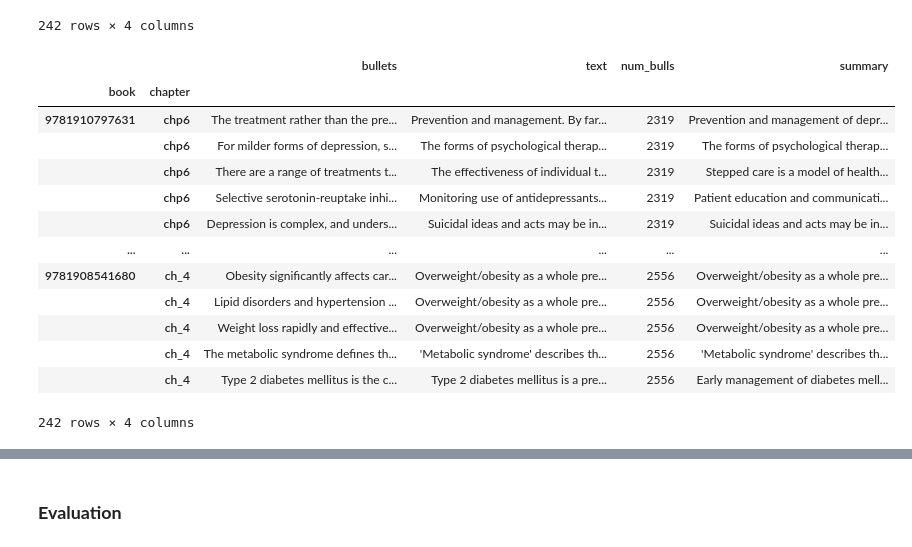
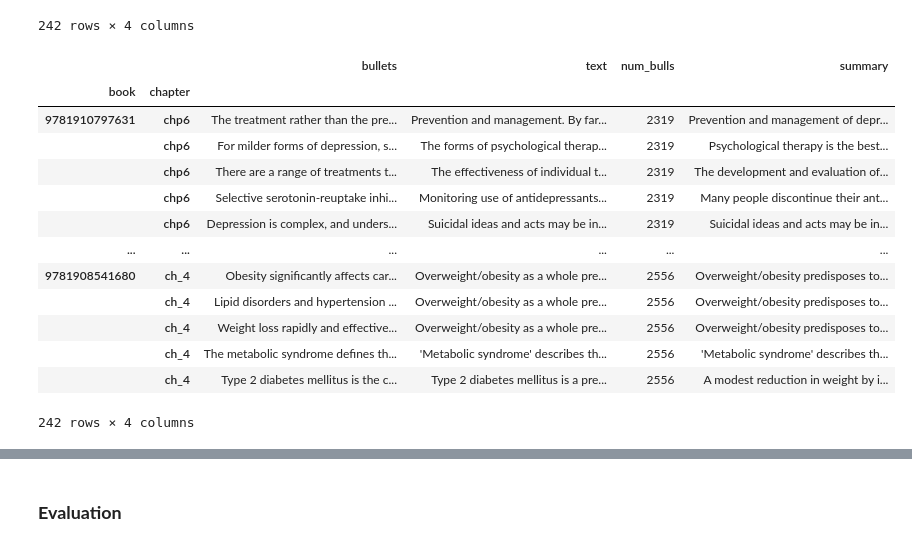
Before and after one commit to marcoabrate/transformers_magma_learning, a Jupyter notebook: summarization/assign_bullets_para_wordembed_BART.ipynb, the cells around one changed output, grey strips where cells are left out. Cells and saved outputs as stored; diff of their text form; code cells hidden in the pictures.

```diff
--- a/summarization/assign_bullets_para_wordembed_BART.ipynb
+++ b/summarization/assign_bullets_para_wordembed_BART.ipynb
@@ -57,16 +65,9 @@ def import_model_tok(model_name_or_path, verbose=False):
         return MODELS[model_name_or_path]
     if verbose : print('[*] importing the model\n')
 
-    if 'bart' in MODEL:
-        from transformers import BartForConditionalGeneration, BartTokenizer
-
-        model = BartForConditionalGeneration.from_pretrained(model_name_or_path)
-        tokenizer = BartTokenizer.from_pretrained(model_name_or_path)
-    elif 'pegasus' in MODEL:
-        from transformers import PegasusForConditionalGeneration, PegasusTokenizer
-
-        model = PegasusForConditionalGeneration.from_pretrained(model_name_or_path)
-        tokenizer = PegasusTokenizer.from_pretrained(model_name_or_path)
+    from transformers import BartForConditionalGeneration, BartTokenizer
+    model = BartForConditionalGeneration.from_pretrained(model_name_or_path)
+    tokenizer = BartTokenizer.from_pretrained(model_name_or_path)
 
     if verbose : print(model.config)
     MODELS[model_name_or_path] = model, tokenizer
@@ -375,20 +422,20 @@ summarize('sshleifer/distilbart-cnn-12-6', df_test, 10)
 242 rows × 4 columns
 # %%
 summarize(
-    magma_dir+'fine-tuning/sshleifer?distilbart-cnn-12-6_karger_books_para_wordembed_train/',
+    magma_dir+'fine-tuning/ft_bart_para_wordembed/checkpoint-196',
     df_test, 10)
 # %% [output]
 |  |  | bullets | text | num_bulls | summary |
 | book | chapter |  |  |  |  |
 | 9781910797631 | chp6 | The treatment rather than the pre... | Prevention and management. By far... | 2319 | Prevention and management of depr... |
-|  | chp6 | For milder forms of depression, s... | The forms of psychological therap... | 2319 | The forms of psychological therap... |
-|  | chp6 | There are a range of treatments t... | The effectiveness of individual t... | 2319 | Stepped care is a model of health... |
-|  | chp6 | Selective serotonin-reuptake inhi... | Monitoring use of antidepressants... | 2319 | Patient education and communicati... |
+|  | chp6 | For milder forms of depression, s... | The forms of psychological therap... | 2319 | Psychological therapy is the best... |
+|  | chp6 | There are a range of treatments t... | The effectiveness of individual t... | 2319 | The development and evaluation of... |
+|  | chp6 | Selective serotonin-reuptake inhi... | Monitoring use of antidepressants... | 2319 | Many people discontinue their ant... |
 |  | chp6 | Depression is complex, and unders... | Suicidal ideas and acts may be in... | 2319 | Suicidal ideas and acts may be in... |
 | ... | ... | ... | ... | ... | ... |
-| 9781908541680 | ch_4 | Obesity significantly affects car... | Overweight/obesity as a whole pre... | 2556 | Overweight/obesity as a whole pre... |
-|  | ch_4 | Lipid disorders and hypertension ... | Overweight/obesity as a whole pre... | 2556 | Overweight/obesity as a whole pre... |
-|  | ch_4 | Weight loss rapidly and effective... | Overweight/obesity as a whole pre... | 2556 | Overweight/obesity as a whole pre... |
+| 9781908541680 | ch_4 | Obesity significantly affects car... | Overweight/obesity as a whole pre... | 2556 | Overweight/obesity predisposes to... |
+|  | ch_4 | Lipid disorders and hypertension ... | Overweight/obesity as a whole pre... | 2556 | Overweight/obesity predisposes to... |
+|  | ch_4 | Weight loss rapidly and effective... | Overweight/obesity as a whole pre... | 2556 | Overweight/obesity predisposes to... |
 |  | ch_4 | The metabolic syndrome defines th... | 'Metabolic syndrome' describes th... | 2556 | 'Metabolic syndrome' describes th... |
-|  | ch_4 | Type 2 diabetes mellitus is the c... | Type 2 diabetes mellitus is a pre... | 2556 | Early management of diabetes mell... |
+|  | ch_4 | Type 2 diabetes mellitus is the c... | Type 2 diabetes mellitus is a pre... | 2556 | A modest reduction in weight by i... |
 242 rows × 4 columns
```
Also changed, not shown: parts of 16 cells of this notebook, 19 other files.
